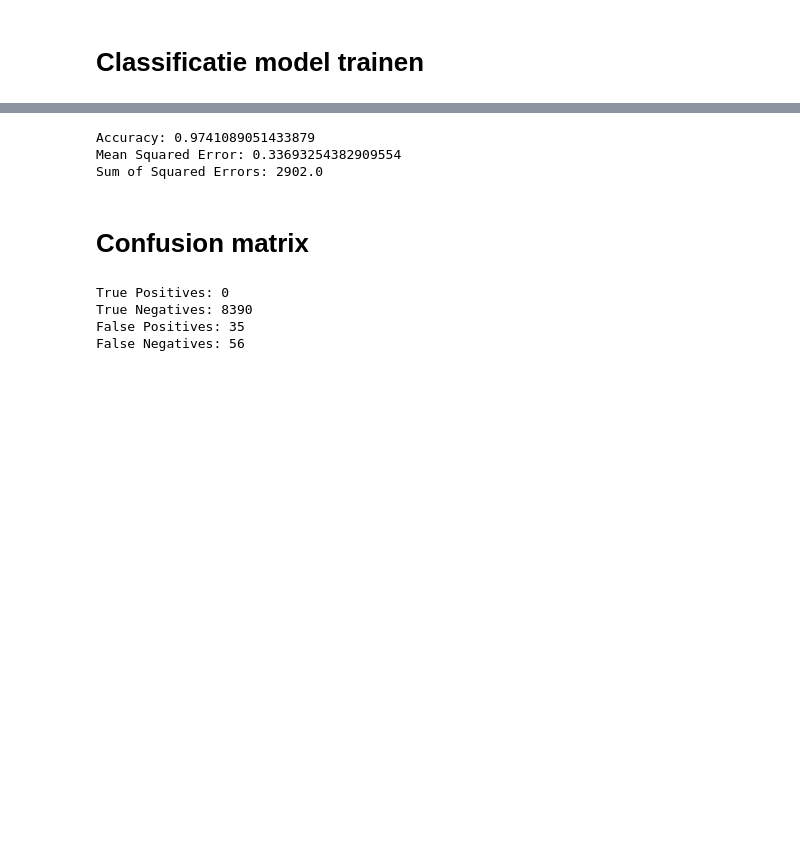
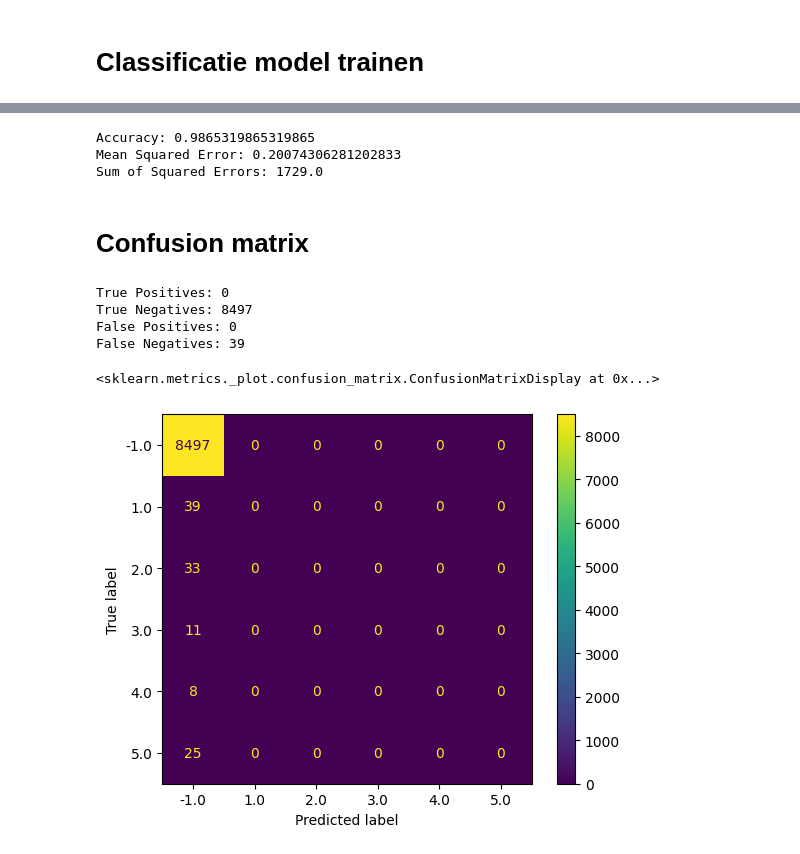
Before and after one commit to Nrojt/SE4-DEDS-Pyhton-opdrachten, a Jupyter notebook: week 8/8.2/Practicum_8.2.ipynb, the cells around one changed output, grey strips where cells are left out. Drawn from its saved outputs; the diff is of its cells as text; code cells hidden in the pictures; blank space fills up the shorter version.

Commit message:
added max_depth

```diff
--- a/week 8/8.2/Practicum_8.2.ipynb
+++ b/week 8/8.2/Practicum_8.2.ipynb
@@ -190,8 +189,8 @@ y = data['RETURNED_ITEM_RETURN_REASON_code']
 # splitting with a seed value, so it is always the same
 X_train, X_test, y_train, y_test = train_test_split(X, y, test_size=0.2)
 # %%
-# Training the model
-model = DecisionTreeClassifier()
+# Training the model with max def of 6
+model = DecisionTreeClassifier(max_depth=6)
 model.fit(X_train, y_train)
 
 # Making predictions
@@ -221,33 +220,39 @@ print(f'Accuracy: {accuracy}')
 print(f'Mean Squared Error: {mse}')
 print(f'Sum of Squared Errors: {sse}')
 # %% [output]
-Accuracy: 0.9741089051433879
-Mean Squared Error: 0.33693254382909554
-Sum of Squared Errors: 2902.0
+Accuracy: 0.9865319865319865
+Mean Squared Error: 0.20074306281202833
+Sum of Squared Errors: 1729.0
 # %% [markdown]
 # Confusion matrix
 # %%
 # Importing the confusion matrix
 from sklearn.metrics import confusion_matrix
 
 # Creating the confusion matrix
 conf_matrix = confusion_matrix(y_test, y_pred)
 
 # Generate confusion matrix
 cm = confusion_matrix(y_test, y_pred)
 
 # Extract TP, TN, FP, FN
 TN = cm[0, 0]
 FP = cm[0, 1]
 FN = cm[1, 0]
 TP = cm[1, 1]
 
 print("True Positives:", TP)
 print("True Negatives:", TN)
 print("False Positives:", FP)
 print("False Negatives:", FN)
+
+# Display the confusion matrix
+disp = ConfusionMatrixDisplay(confusion_matrix=conf_matrix, display_labels=model.classes_)
+disp.plot()
 # %% [output]
 True Positives: 0
-True Negatives: 8390
-False Positives: 35
-False Negatives: 56
+True Negatives: 8497
+False Positives: 0
+False Negatives: 39
+<sklearn.metrics._plot.confusion_matrix.ConfusionMatrixDisplay at 0x...>
+[figure, added]
```
Also changed, not shown: parts of 2 cells of this notebook, 1 other file.
